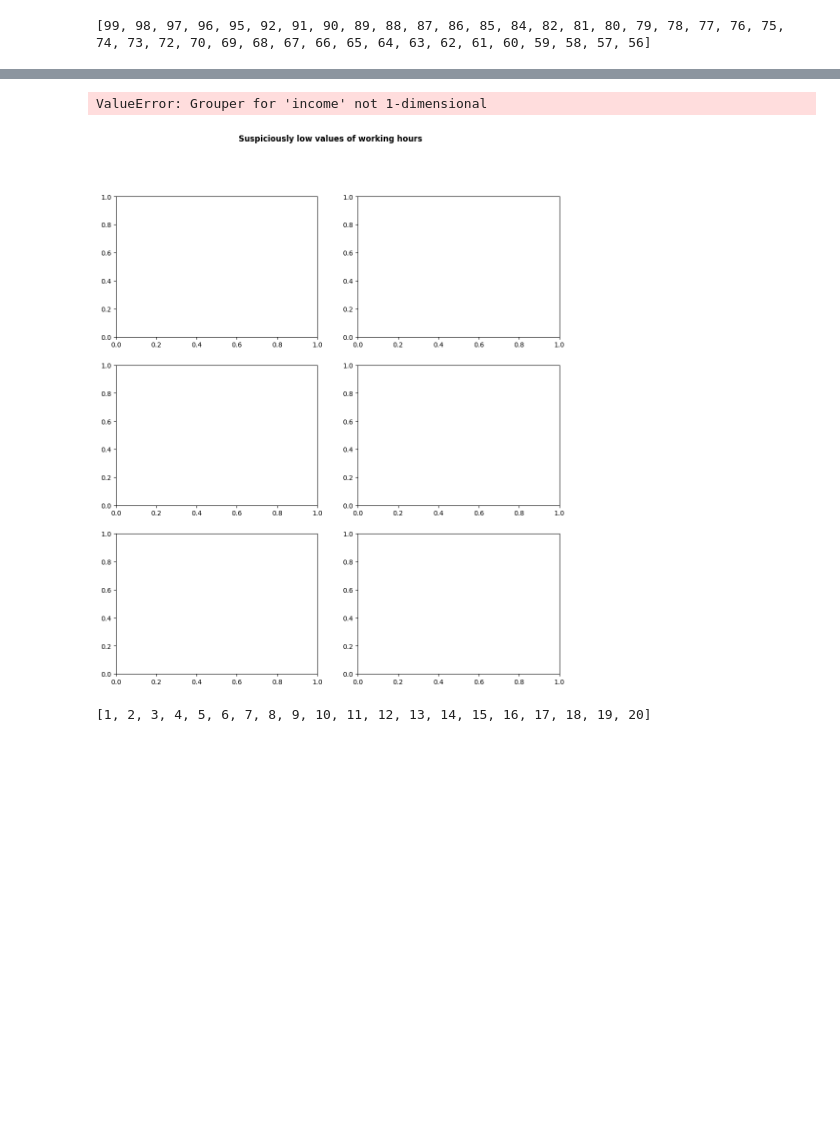
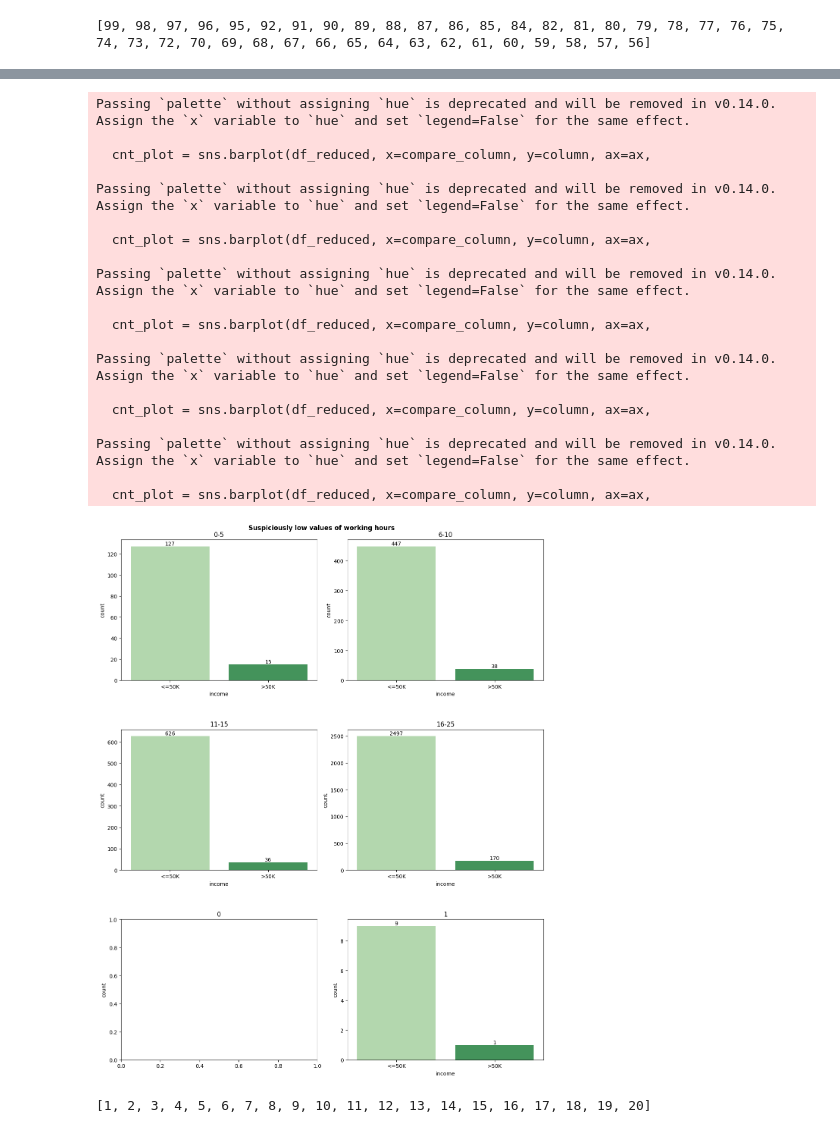
Before and after one commit to Staszek15/Data-Mining-Project, a Jupyter notebook: adults_cleaning.ipynb, the cells around one changed output, grey strips where cells are left out. Cells and saved outputs as stored; diff of their text form; code cells hidden in the pictures; blank space fills up the shorter version.

```diff
--- a/adults_cleaning.ipynb
+++ b/adults_cleaning.ipynb
@@ -131,7 +164,8 @@ def nulls_table(data, threshold):
     ### data distribution plotting ###
     fig, axes = plt.subplots(1, 2, figsize=(12,6))
 
-    ax1 = sns.countplot(data=temp_df, x="income", stat="percent", ax=axes[0])
+    ax1 = sns.countplot(data=temp_df, x="income", stat="percent", ax=axes[0],
+                        palette="Greens")
     ax1.set_ylabel("Percentage")
     ax1.set_xlabel("Income")
     ax1.set_title("Income percentage distribution")
@@ -143,7 +177,8 @@ def nulls_table(data, threshold):
                     textcoords='offset points')
 
 
-    ax2 = sns.countplot(data=temp_df_reduced, x="income", stat="percent", ax=axes[1])
+    ax2 = sns.countplot(data=temp_df_reduced, x="income", stat="percent", ax=axes[1],
+                        palette="Greens")
     ax2.set_ylabel("Percentage")
     ax2.set_xlabel("Income")
     ax2.set_title("Income percentage distribution after removing some rows")
@@ -155,7 +190,6 @@ def nulls_table(data, threshold):
                     textcoords='offset points')
 
     ### ### ###
-
     return temp_df_reduced
 
 df_less_nulls = nulls_table(df,1)
@@ -235,28 +417,36 @@ df_less_nulls[df_less_nulls['capital'] == 99999].shape
 # %% [output]
 (194, 14)
 # %%
-def count_sth_grouped(df, value_up, column, compare_column, title,
+def count_sth_grouped(data, value_up, column, compare_column, title,
                       relation='equal', value_down=None, ax=None, rotat=60,
                       hue_col=None):
 
-    df = df[[column, compare_column, "income"]]
+    if hue_col is None:
+        data = data[[column, compare_column]]
+    else:
+        data = data[[column, compare_column, hue_col]]
 
     if relation == 'equal':
-        df_reduced = df[df[column] == value_up]
+        df_reduced = data[data[column] == value_up]
     if relation == 'lower':
-        df_reduced = df[df[column] <= value_up]
+        df_reduced = data[data[column] <= value_up]
     if relation == 'greater':
-        df_reduced = df[df[column] >= value_up]
+        df_reduced = data[data[column] >= value_up]
     if relation == 'between':
-        df_reduced = df[(df[column] <= value_up) & (df[column] > value_down)]
+        df_reduced = data[(data[column] <= value_up) & (data[column] > value_down)]
 
 
-    df_reduced = df_reduced.groupby([compare_column, "income"]).count()
-    df_reduced = df_reduced.reset_index()
+
     if hue_col is None:
-        cnt_plot = sns.barplot(df_reduced, x=compare_column, y=column, ax=ax)
+        df_reduced = df_reduced.groupby([compare_column]).count()
+        df_reduced = df_reduced.reset_index()
+        cnt_plot = sns.barplot(df_reduced, x=compare_column, y=column, ax=ax,
+                               errorbar=None, palette="Greens")
     else:
-        cnt_plot = sns.barplot(df_reduced, x=compare_column, y=column, hue=hue_col, ax=ax)
+        df_reduced = df_reduced.groupby([compare_column, hue_col]).count()
+        df_reduced = df_reduced.reset_index()
+        cnt_plot = sns.barplot(df_reduced, x=compare_column, y=column, hue=hue_col, ax=ax,
+                               errorbar=None, palette="Greens")
 
     for p in cnt_plot.patches:
         if p.get_height() != 0:
@@ -362,7 +629,8 @@ ValueError: Grouper for 'income' not 1-dimensional
 # %%
-def draw_subplots_low(compare_column, rotat_value, hue_col=None):
+def draw_subplots_low(compare_column, rotat_value, hue_col=None,
+                      horiz_space=1, sub_height=13):
 
-    fig, axes = plt.subplots(3,2, figsize=(12,13))
+    fig, axes = plt.subplots(3,2, figsize=(12,sub_height))
 
     plt.suptitle("Suspiciously low values of working hours", fontweight = "bold")
 
@@ -384,4 +652,4 @@ def draw_subplots_low(compare_column, rotat_value, hue_col=None):
     count_sth_grouped(df_less_nulls, 1, 'hours-per-week', compare_column, "1",
                     'equal',ax=axes[2,1], rotat=rotat_value, hue_col=hue_col)
 
-    plt.subplots_adjust(hspace=1)
+    plt.subplots_adjust(hspace=horiz_space)
@@ -388,8 +660,26 @@ def draw_subplots_low(compare_column, rotat_value, hue_col=None):
 # %%
-draw_subplots_low("income",0)
+draw_subplots_low("income",0, horiz_space=0.35, sub_height=15)
 # %% [output]
-ValueError: Grouper for 'income' not 1-dimensional
+Passing `palette` without assigning `hue` is deprecated and will be removed in v0.14.0. Assign the `x` variable to `hue` and set `legend=False` for the same effect.
+
+  cnt_plot = sns.barplot(df_reduced, x=compare_column, y=column, ax=ax,
+
+Passing `palette` without assigning `hue` is deprecated and will be removed in v0.14.0. Assign the `x` variable to `hue` and set `legend=False` for the same effect.
+
+  cnt_plot = sns.barplot(df_reduced, x=compare_column, y=column, ax=ax,
+
+Passing `palette` without assigning `hue` is deprecated and will be removed in v0.14.0. Assign the `x` variable to `hue` and set `legend=False` for the same effect.
+
+  cnt_plot = sns.barplot(df_reduced, x=compare_column, y=column, ax=ax,
+
+Passing `palette` without assigning `hue` is deprecated and will be removed in v0.14.0. Assign the `x` variable to `hue` and set `legend=False` for the same effect.
+
+  cnt_plot = sns.barplot(df_reduced, x=compare_column, y=column, ax=ax,
+
+Passing `palette` without assigning `hue` is deprecated and will be removed in v0.14.0. Assign the `x` variable to `hue` and set `legend=False` for the same effect.
+
+  cnt_plot = sns.barplot(df_reduced, x=compare_column, y=column, ax=ax,
-[figure, old version]
+[figure, new version]
 # %%
 check_smallest(df_less_nulls, "hours-per-week", 20)
 # %% [output]
```
Also changed, not shown: parts of 27 cells of this notebook, 1 other file.
